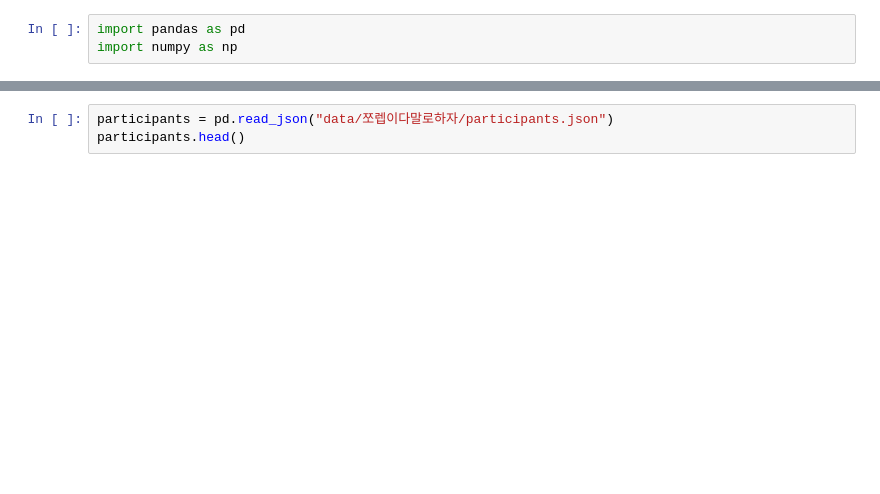
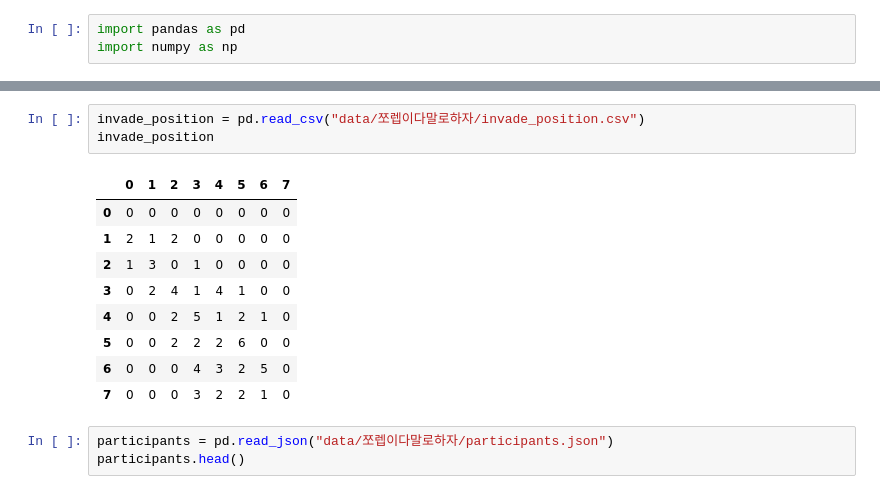
Before and after one commit to FireMoth-Yellme/LoL-Stat, a Jupyter notebook: data-mining/Jinx/인베를가는게 옳을까.ipynb, the cells around one changed output, grey strips where cells are left out. Saved outputs shown, nothing was run; the diff lists cells and outputs as text; blank space fills up the shorter version.

```diff
--- a/data-mining/Jinx/인베를가는게 옳을까.ipynb
+++ b/data-mining/Jinx/인베를가는게 옳을까.ipynb
@@ -21,3 +21,16 @@ invade
+# %%
+invade_position = pd.read_csv("data/쪼렙이다말로하자/invade_position.csv")
+invade_position
+# %% [output]
+|  | 0 | 1 | 2 | 3 | 4 | 5 | 6 | 7 |
+| 0 | 0 | 0 | 0 | 0 | 0 | 0 | 0 | 0 |
+| 1 | 2 | 1 | 2 | 0 | 0 | 0 | 0 | 0 |
+| 2 | 1 | 3 | 0 | 1 | 0 | 0 | 0 | 0 |
+| 3 | 0 | 2 | 4 | 1 | 4 | 1 | 0 | 0 |
+| 4 | 0 | 0 | 2 | 5 | 1 | 2 | 1 | 0 |
+| 5 | 0 | 0 | 2 | 2 | 2 | 6 | 0 | 0 |
+| 6 | 0 | 0 | 0 | 4 | 3 | 2 | 5 | 0 |
+| 7 | 0 | 0 | 0 | 3 | 2 | 2 | 1 | 0 |
 # %%
 participants = pd.read_json("data/쪼렙이다말로하자/participants.json")
 participants.head()
```
Also changed, not shown: parts of 7 cells of this notebook, 7 other files.
